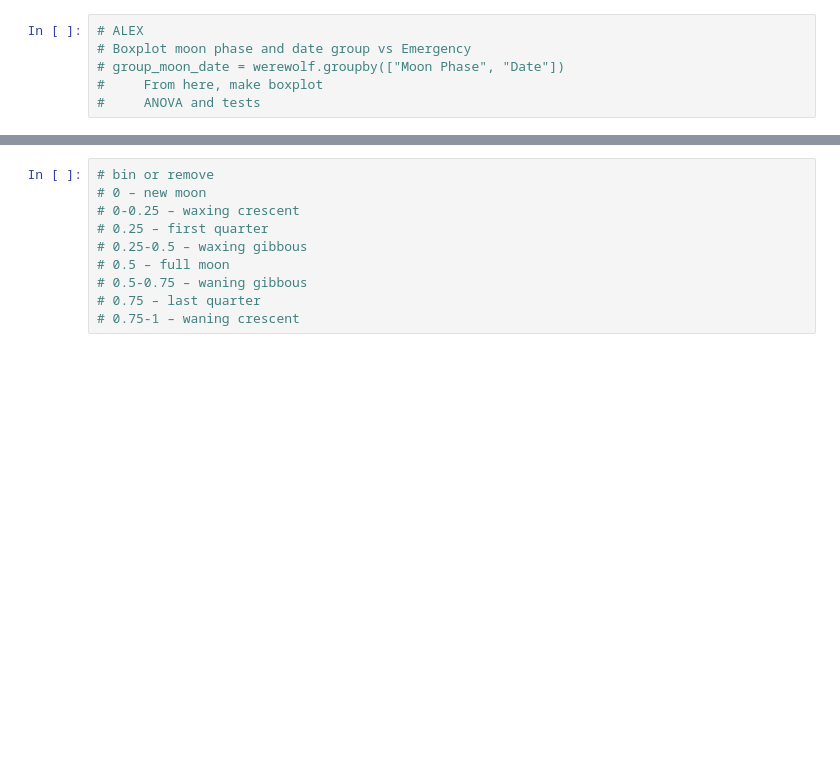
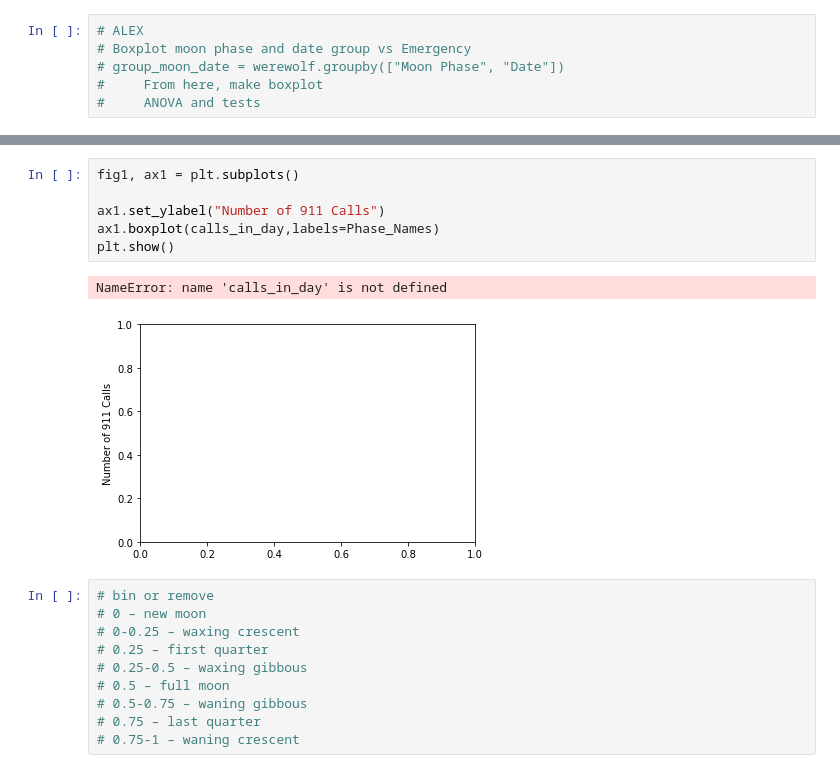
Before and after one commit to ytran010/The_Werewolves, a Jupyter notebook: Main.ipynb, the cells around one changed output, grey strips where cells are left out. Cells and saved outputs as stored; diff of their text form; blank space fills up the shorter version.

```diff
--- a/Main.ipynb
+++ b/Main.ipynb
@@ -116,3 +159,12 @@ plt.savefig("Images/MoonPhase_vs_EmergencyReasonCount_Yvonne.png")
+# %%
+fig1, ax1 = plt.subplots()
+
+ax1.set_ylabel("Number of 911 Calls")
+ax1.boxplot(calls_in_day,labels=Phase_Names)
+plt.show()
+# %% [output]
+NameError: name 'calls_in_day' is not defined
+[figure, added]
 # %%
 # bin or remove
 # 0 – new moon
```
Also changed, not shown: parts of 2 cells of this notebook, 1 other file.
